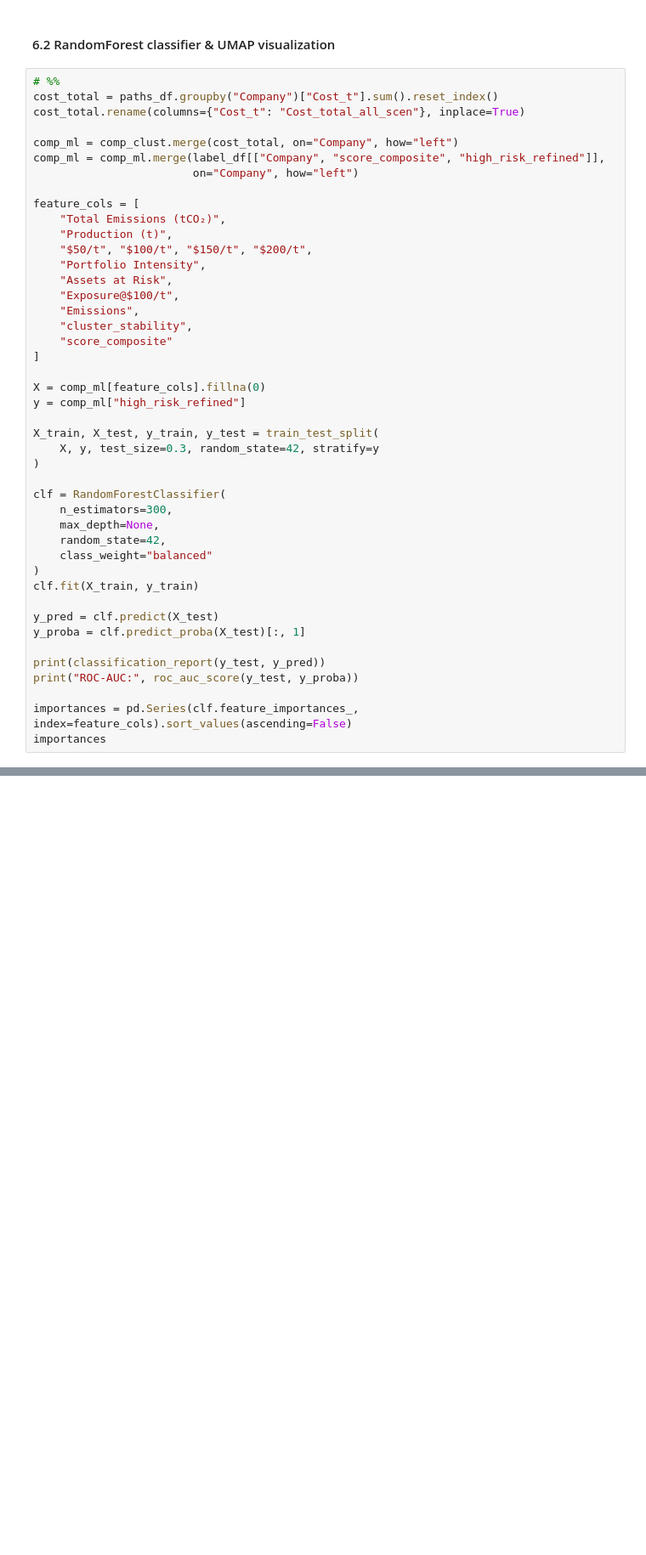
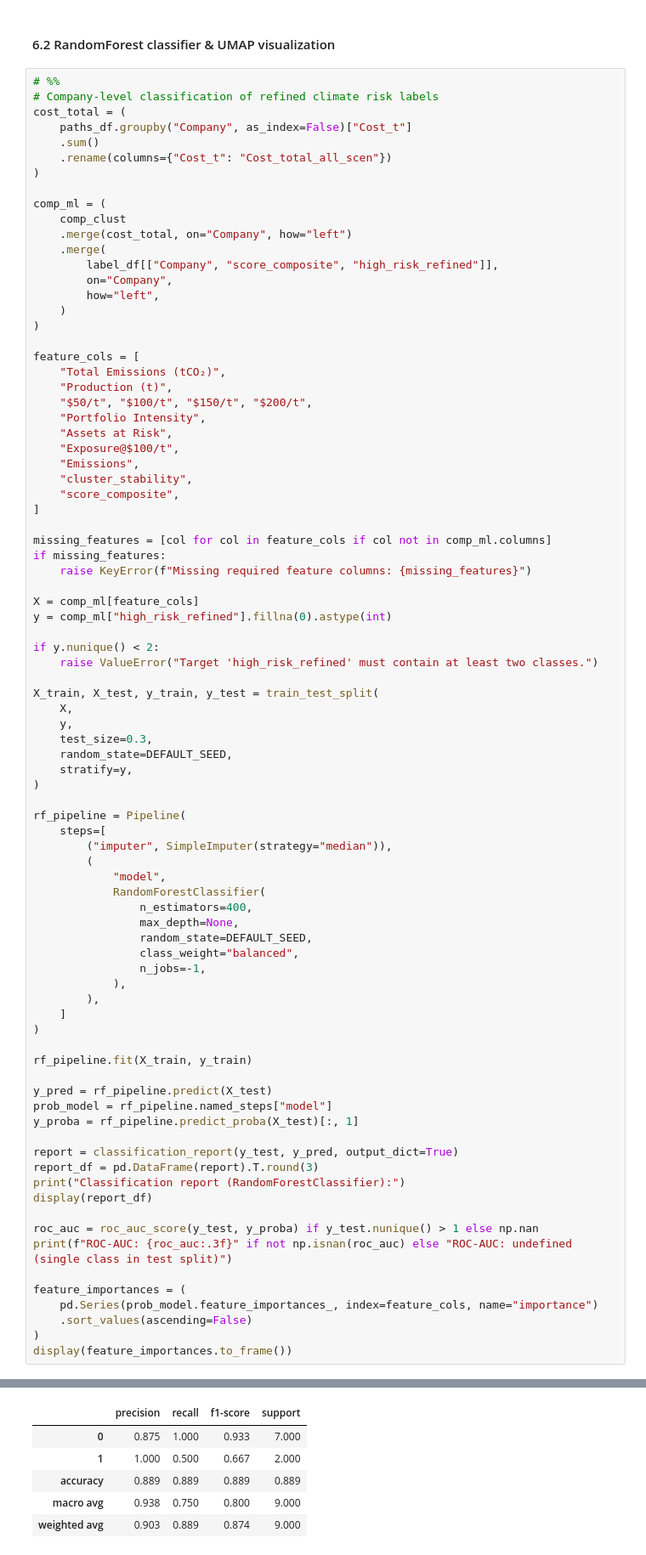
Before and after one commit to Vincksi/Research-Emerging-Topics-Project, a Jupyter notebook: Climate_Stress_Testing_and_Portfolio Simulation.ipynb, the cells around one changed output, grey strips where cells are left out. Shown at 85% size. Saved outputs shown, nothing was run; the diff lists cells and outputs as text; blank space fills up the shorter version.

```diff
--- a/Climate_Stress_Testing_and_Portfolio Simulation.ipynb
+++ b/Climate_Stress_Testing_and_Portfolio Simulation.ipynb
@@ -1538,12 +1542,22 @@ label_df[["Company", "score_composite", "high_risk_refined"]].head()
 #### 6.2 RandomForest classifier & UMAP visualization
 # %%
 # %%
-cost_total = paths_df.groupby("Company")["Cost_t"].sum().reset_index()
-cost_total.rename(columns={"Cost_t": "Cost_total_all_scen"}, inplace=True)
+# Company-level classification of refined climate risk labels
+cost_total = (
+    paths_df.groupby("Company", as_index=False)["Cost_t"]
+    .sum()
+    .rename(columns={"Cost_t": "Cost_total_all_scen"})
+)
 
-comp_ml = comp_clust.merge(cost_total, on="Company", how="left")
-comp_ml = comp_ml.merge(label_df[["Company", "score_composite", "high_risk_refined"]],
-                        on="Company", how="left")
+comp_ml = (
+    comp_clust
+    .merge(cost_total, on="Company", how="left")
+    .merge(
+        label_df[["Company", "score_composite", "high_risk_refined"]],
+        on="Company",
+        how="left",
+    )
+)
 
 feature_cols = [
     "Total Emissions (tCO₂)",
@@ -1554,30 +1568,60 @@ feature_cols = [
     "Exposure@$100/t",
     "Emissions",
     "cluster_stability",
-    "score_composite"
+    "score_composite",
 ]
 
-X = comp_ml[feature_cols].fillna(0)
-y = comp_ml["high_risk_refined"]
+missing_features = [col for col in feature_cols if col not in comp_ml.columns]
+if missing_features:
+    raise KeyError(f"Missing required feature columns: {missing_features}")
+
+X = comp_ml[feature_cols]
+y = comp_ml["high_risk_refined"].fillna(0).astype(int)
+
+if y.nunique() < 2:
+    raise ValueError("Target 'high_risk_refined' must contain at least two classes.")
 
 X_train, X_test, y_train, y_test = train_test_split(
-    X, y, test_size=0.3, random_state=42, stratify=y
+    X,
+    y,
+    test_size=0.3,
+    random_state=DEFAULT_SEED,
+    stratify=y,
 )
 
-clf = RandomForestClassifier(
-    n_estimators=300,
-    max_depth=None,
-    random_state=42,
-    class_weight="balanced"
+rf_pipeline = Pipeline(
+    steps=[
+        ("imputer", SimpleImputer(strategy="median")),
+        (
+            "model",
+            RandomForestClassifier(
+                n_estimators=400,
+                max_depth=None,
+                random_state=DEFAULT_SEED,
+                class_weight="balanced",
+                n_jobs=-1,
+            ),
+        ),
+    ]
 )
-clf.fit(X_train, y_train)
 
-y_pred = clf.predict(X_test)
-y_proba = clf.predict_proba(X_test)[:, 1]
+rf_pipeline.fit(X_train, y_train)
 
-print(classification_report(y_test, y_pred))
-print("ROC-AUC:", roc_auc_score(y_test, y_proba))
+y_pred = rf_pipeline.predict(X_test)
+prob_model = rf_pipeline.named_steps["model"]
+y_proba = rf_pipeline.predict_proba(X_test)[:, 1]
 
-importances = pd.Series(clf.feature_importances_, index=feature_cols).sort_values(ascending=False)
-importances
+report = classification_report(y_test, y_pred, output_dict=True)
+report_df = pd.DataFrame(report).T.round(3)
+print("Classification report (RandomForestClassifier):")
+display(report_df)
+
+roc_auc = roc_auc_score(y_test, y_proba) if y_test.nunique() > 1 else np.nan
+print(f"ROC-AUC: {roc_auc:.3f}" if not np.isnan(roc_auc) else "ROC-AUC: undefined (single class in test split)")
+
+feature_importances = (
+    pd.Series(prob_model.feature_importances_, index=feature_cols, name="importance")
+    .sort_values(ascending=False)
+)
+display(feature_importances.to_frame())
 # %% [output]
@@ -1593,0 +1629,6 @@ ROC-AUC: 1.0
+|  | precision | recall | f1-score | support |
+| 0 | 0.875 | 1.000 | 0.933 | 7.000 |
+| 1 | 1.000 | 0.500 | 0.667 | 2.000 |
+| accuracy | 0.889 | 0.889 | 0.889 | 0.889 |
+| macro avg | 0.938 | 0.750 | 0.800 | 9.000 |
+| weighted avg | 0.903 | 0.889 | 0.874 | 9.000 |
```
Also changed, not shown: parts of 5 cells of this notebook.
